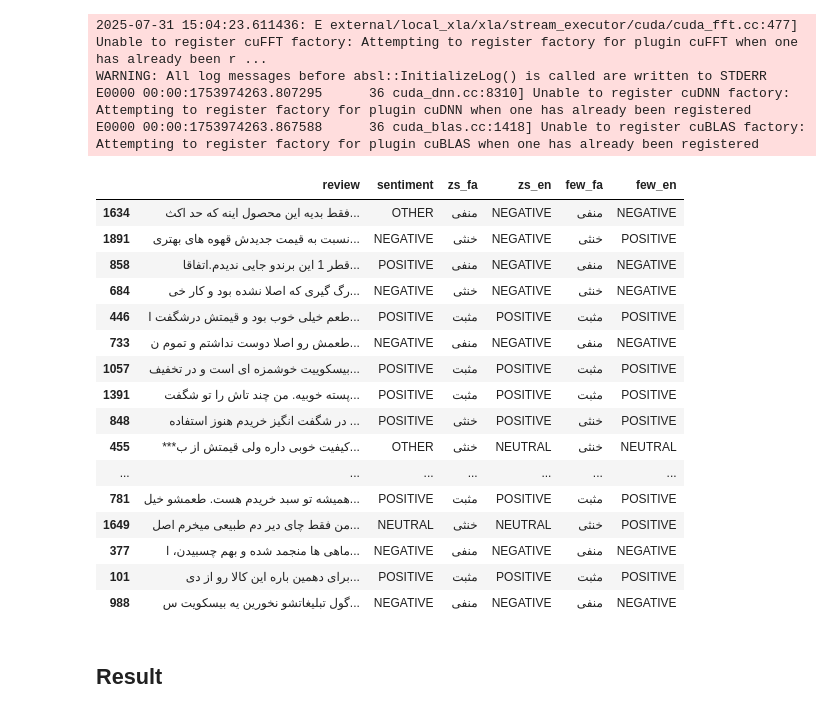
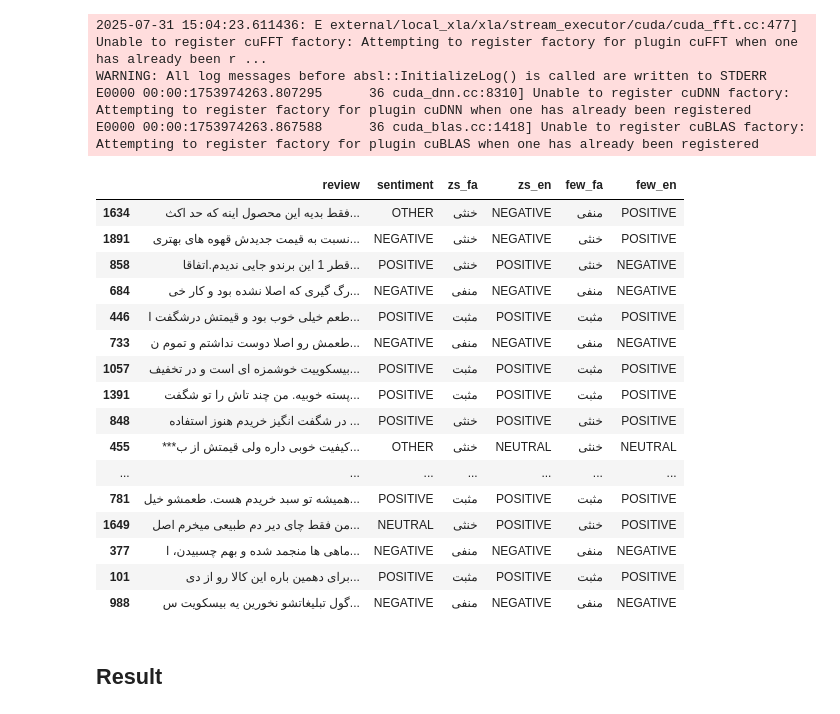
Before and after one commit to shayantabatabaee/llm-sentiment-analysis, a Jupyter notebook: llm-sentiment-analysis.ipynb, the cells around one changed output. Cells and saved outputs as stored; diff of their text form; code cells hidden in the pictures.

```diff
--- a/llm-sentiment-analysis.ipynb
+++ b/llm-sentiment-analysis.ipynb
@@ -339,14 +339,14 @@ E0000 00:00:1753974263.867588      36 cuda_blas.cc:1418] Unable to register cuBL
 # %%
 generate_result(model_1_result, tokenizer_part_8b, model_part_8b)
 # %%
-model_1_result.to_csv('/kaggle/working/part_dorna_8b_2.csv')
+model_1_result.to_csv('/kaggle/working/part_dorna_8b_1.csv')
 model_1_result.head(20)
 # %% [output]
 |  | review | sentiment | zs_fa | zs_en | few_fa | few_en |
-| 1634 | فقط بدیه این محصول اینه که حد اکث... | OTHER | منفی | NEGATIVE | منفی | NEGATIVE |
+| 1634 | فقط بدیه این محصول اینه که حد اکث... | OTHER | خنثی | NEGATIVE | منفی | POSITIVE |
 | 1891 | نسبت به قیمت جدیدش قهوه های بهتری... | NEGATIVE | خنثی | NEGATIVE | خنثی | POSITIVE |
-| 858 | قطر 1 این برندو جایی ندیدم.اتفاقا... | POSITIVE | منفی | NEGATIVE | منفی | NEGATIVE |
-| 684 | رگ گیری که اصلا نشده بود و کار خی... | NEGATIVE | خنثی | NEGATIVE | خنثی | NEGATIVE |
+| 858 | قطر 1 این برندو جایی ندیدم.اتفاقا... | POSITIVE | خنثی | POSITIVE | خنثی | NEGATIVE |
+| 684 | رگ گیری که اصلا نشده بود و کار خی... | NEGATIVE | منفی | NEGATIVE | منفی | NEGATIVE |
 | 446 | طعم خیلی خوب بود و قیمتش درشگفت ا... | POSITIVE | مثبت | POSITIVE | مثبت | POSITIVE |
 | 733 | طعمش رو اصلا دوست نداشتم و تموم ن... | NEGATIVE | منفی | NEGATIVE | منفی | NEGATIVE |
 | 1057 | بیسکوییت خوشمزه ای است و در تخفیف... | POSITIVE | مثبت | POSITIVE | مثبت | POSITIVE |
@@ -355,7 +355,7 @@ model_1_result.head(20)
 | 455 | ***کیفیت خوبی داره ولی قیمتش از ب... | OTHER | خنثی | NEUTRAL | خنثی | NEUTRAL |
 | ... | ... | ... | ... | ... | ... | ... |
 | 781 | همیشه تو سبد خریدم هست. طعمشو خیل... | POSITIVE | مثبت | POSITIVE | مثبت | POSITIVE |
-| 1649 | من فقط چای دیر دم طبیعی میخرم اصل... | NEUTRAL | خنثی | NEUTRAL | خنثی | POSITIVE |
+| 1649 | من فقط چای دیر دم طبیعی میخرم اصل... | NEUTRAL | خنثی | POSITIVE | خنثی | POSITIVE |
 | 377 | ماهی ها منجمد شده و بهم چسبیدن، ا... | NEGATIVE | منفی | NEGATIVE | منفی | NEGATIVE |
 | 101 | برای دهمین باره این کالا رو از دی... | POSITIVE | مثبت | POSITIVE | مثبت | POSITIVE |
 | 988 | گول تبلیغاتشو نخورین یه بیسکویت س... | NEGATIVE | منفی | NEGATIVE | منفی | NEGATIVE |
```
Also changed, not shown: parts of 7 cells of this notebook.
